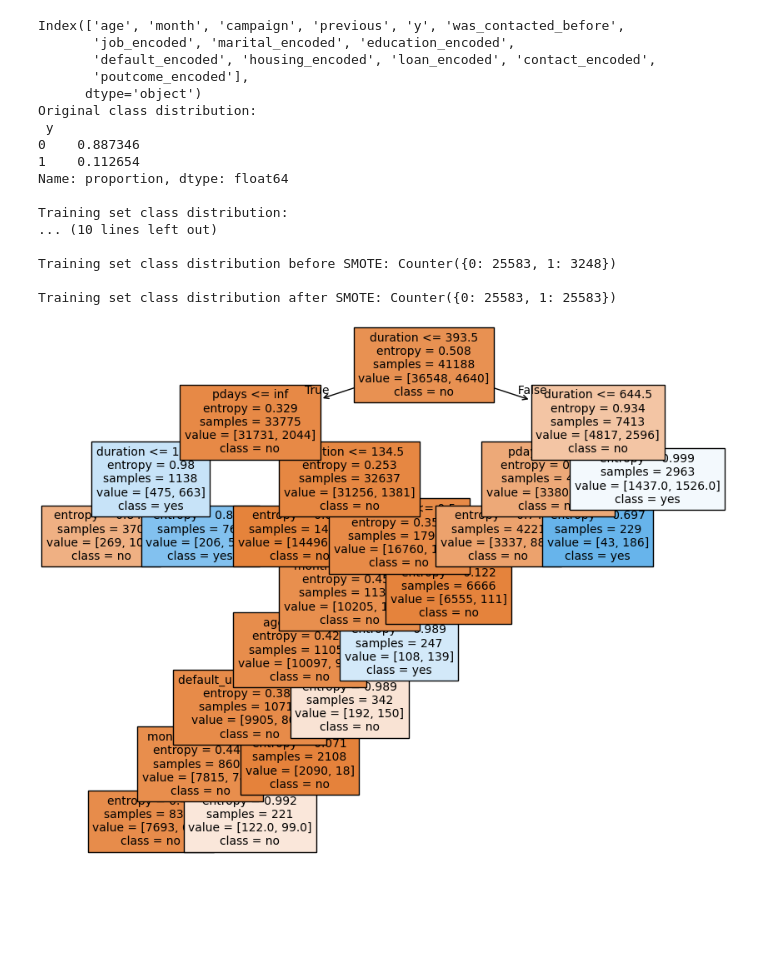
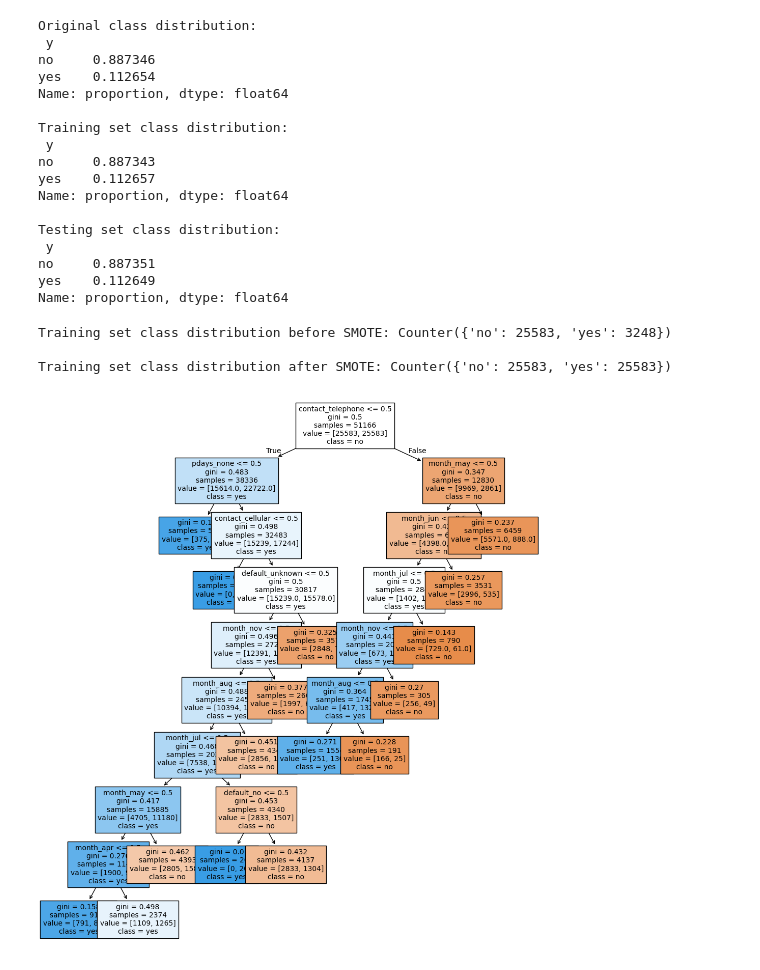
Before and after one commit to mcastro64/Data622, a Jupyter notebook: Assignment2/MC-Assignment2-Exploration-code.ipynb, the cells around one changed output. Saved outputs shown, nothing was run; the diff lists cells and outputs as text; code cells hidden in the pictures; blank space fills up the shorter version.

Commit message:
reintroduced 1-hot encoding + bin pdays

```diff
--- a/Assignment2/MC-Assignment2-Exploration-code.ipynb
+++ b/Assignment2/MC-Assignment2-Exploration-code.ipynb
@@ -129,15 +70,13 @@ memory usage: 4.4 MB
 __Extended DF:__
  None
 # %%
-# split data into training and testing datasets
+### 1.3 split data into training and testing datasets
 from sklearn.model_selection import train_test_split
-from imblearn.over_sampling import SMOTE
-from collections import Counter
 
 # create subsets for predictors (X) and dependent variable (y)
-predictors =  df.drop(columns=categorical_cols).drop(columns=["pdays"]).columns
-X = df[predictors]
-y = df["y"]
+all_predictors =  df_encoded.drop(columns=["y"]).columns
+X = df_encoded[all_predictors]
+y = df_encoded["y"]
 
 # split data 70/30
 X_train, X_test, y_train, y_test = train_test_split(X, y, test_size=0.3, random_state=42, stratify=y)
@@ -146,50 +85,57 @@ X_train, X_test, y_train, y_test = train_test_split(X, y, test_size=0.3, random_
 print("Original class distribution:\n", y.value_counts(normalize=True))
 print("\nTraining set class distribution:\n", y_train.value_counts(normalize=True))
 print("\nTesting set class distribution:\n", y_test.value_counts(normalize=True))
-
-# address imbalance in training set
-smote = SMOTE(random_state=42)
-X_train_resampled, y_train_resampled = smote.fit_resample(X_train, y_train)
-print(f"\nTraining set class distribution before SMOTE: {Counter(y_train)}")
-print(f"\nTraining set class distribution after SMOTE: {Counter(y_train_resampled)}")
 # %% [output]
-Index(['age', 'month', 'campaign', 'previous', 'y', 'was_contacted_before',
-       'job_encoded', 'marital_encoded', 'education_encoded',
-       'default_encoded', 'housing_encoded', 'loan_encoded', 'contact_encoded',
-       'poutcome_encoded'],
-      dtype='object')
 Original class distribution:
  y
-0    0.887346
-1    0.112654
+no     0.887346
+yes    0.112654
 Name: proportion, dtype: float64
 
 Training set class distribution:
-... (10 lines left out)
+ y
+no     0.887343
+yes    0.112657
+Name: proportion, dtype: float64
 
-Training set class distribution before SMOTE: Counter({0: 25583, 1: 3248})
-
-Training set class distribution after SMOTE: Counter({0: 25583, 1: 25583})
+Testing set class distribution:
+ y
+no     0.887351
+yes    0.112649
+Name: proportion, dtype: float64
+# %%
+### 1.4  address imbalance in training set
+from imblearn.over_sampling import SMOTE
+from collections import Counter
+
+smote = SMOTE(random_state=42)
+X_train_resampled, y_train_resampled = smote.fit_resample(X_train, y_train)
+print(f"\nTraining set class distribution before SMOTE: {Counter(y_train)}")
+print(f"\nTraining set class distribution after SMOTE: {Counter(y_train_resampled)}")
+# %% [output]
+Training set class distribution before SMOTE: Counter({'no': 25583, 'yes': 3248})
+
+Training set class distribution after SMOTE: Counter({'no': 25583, 'yes': 25583})
 # %%
-# Decision Trees
+### 2.1 Decision Trees Experiments
+### Build baselime decision tree model
+
 from sklearn.model_selection import cross_val_score
 from sklearn.tree import DecisionTreeClassifier, plot_tree
-import dmba
+# import dmba
 
-
-
-
-
-bank_tree = DecisionTreeClassifier(random_state=1, criterion='entropy', min_impurity_decrease=0.003)
-bank_tree.fit(X, y)
+bank_tree = DecisionTreeClassifier(random_state=1, criterion='gini', min_impurity_decrease=0.003)
+bank_tree.fit(X_train_resampled, y_train_resampled)
 #plotDecisionTree(bank_tree, feature_names=all_predictors, class_names=bank_tree.classes_)
 
-plt.figure(figsize=(10, 8))
+plt.figure(figsize=(12, 14))
 plot_tree(bank_tree,
                feature_names=all_predictors,
                class_names=bank_tree.classes_,
                filled=True,
                fontsize=10)
 plt.show()
+
+y_pred = bank_tree.predict(X_test)
 # %% [output]
-[figure, old version]
+[figure, new version]
```
Also changed, not shown: parts of 6 cells of this notebook, 1 other file.
